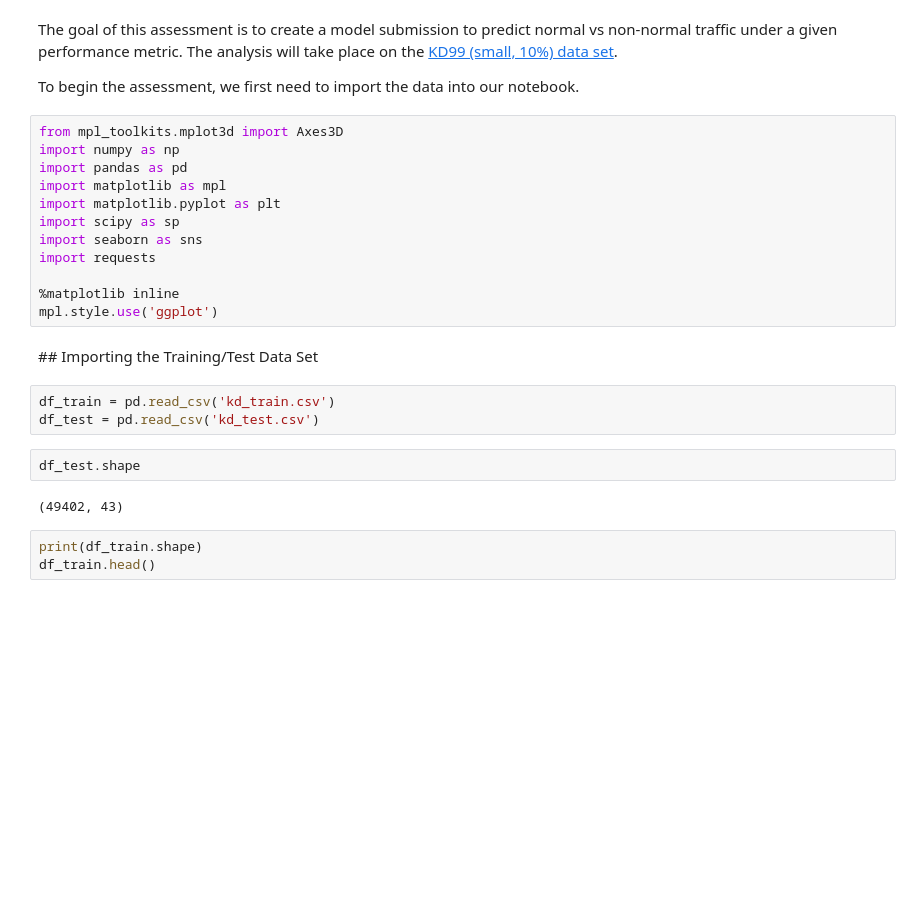
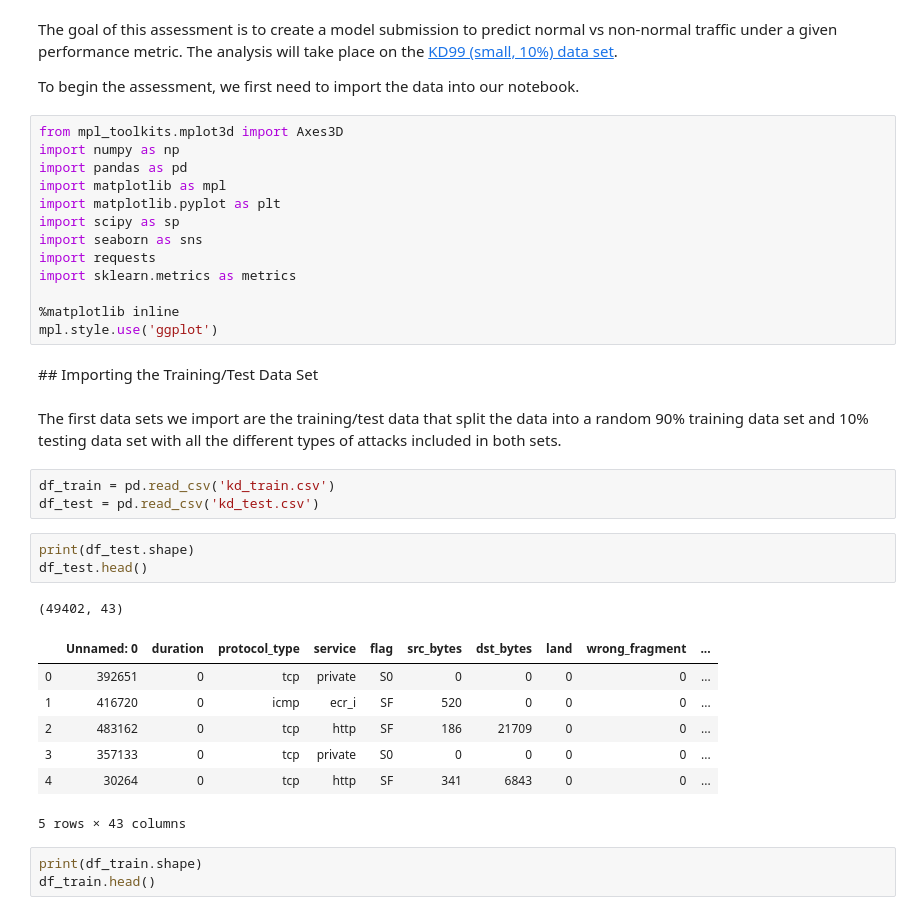
Before and after one commit to gabejg/DST-Assessment-01, a Jupyter notebook: Matt Corrie/Assessment 1.ipynb, the cells around one changed output. Cells and saved outputs as stored; diff of their text form; blank space fills up the shorter version.

```diff
--- a/Matt Corrie/Assessment 1.ipynb
+++ b/Matt Corrie/Assessment 1.ipynb
@@ -13,18 +13,29 @@ import matplotlib.pyplot as plt
 import scipy as sp
 import seaborn as sns
 import requests
+import sklearn.metrics as metrics
 
 %matplotlib inline
 mpl.style.use('ggplot')
 # %% [markdown]
 ## Importing the Training/Test Data Set
+# %% [markdown]
+The first data sets we import are the training/test data that split the data into a random 90% training data set and 10% testing data set with all the different types of attacks included in both sets.
 # %%
 df_train = pd.read_csv('kd_train.csv')
 df_test = pd.read_csv('kd_test.csv')
-# %%
-df_test.shape
-# %% [output]
-(49402, 43)
+# %%
+print(df_test.shape)
+df_test.head()
+# %% [output]
+(49402, 43)
+|  | Unnamed: 0 | duration | protocol_type | service | flag | src_bytes | dst_bytes | land | wrong_fragment | ... |
+| 0 | 392651 | 0 | tcp | private | S0 | 0 | 0 | 0 | 0 | ... |
+| 1 | 416720 | 0 | icmp | ecr_i | SF | 520 | 0 | 0 | 0 | ... |
+| 2 | 483162 | 0 | tcp | http | SF | 186 | 21709 | 0 | 0 | ... |
+| 3 | 357133 | 0 | tcp | private | S0 | 0 | 0 | 0 | 0 | ... |
+| 4 | 30264 | 0 | tcp | http | SF | 341 | 6843 | 0 | 0 | ... |
+5 rows × 43 columns
 # %%
 print(df_train.shape)
 df_train.head()
```
Also changed, not shown: parts of 117 cells of this notebook, 1 other file.
